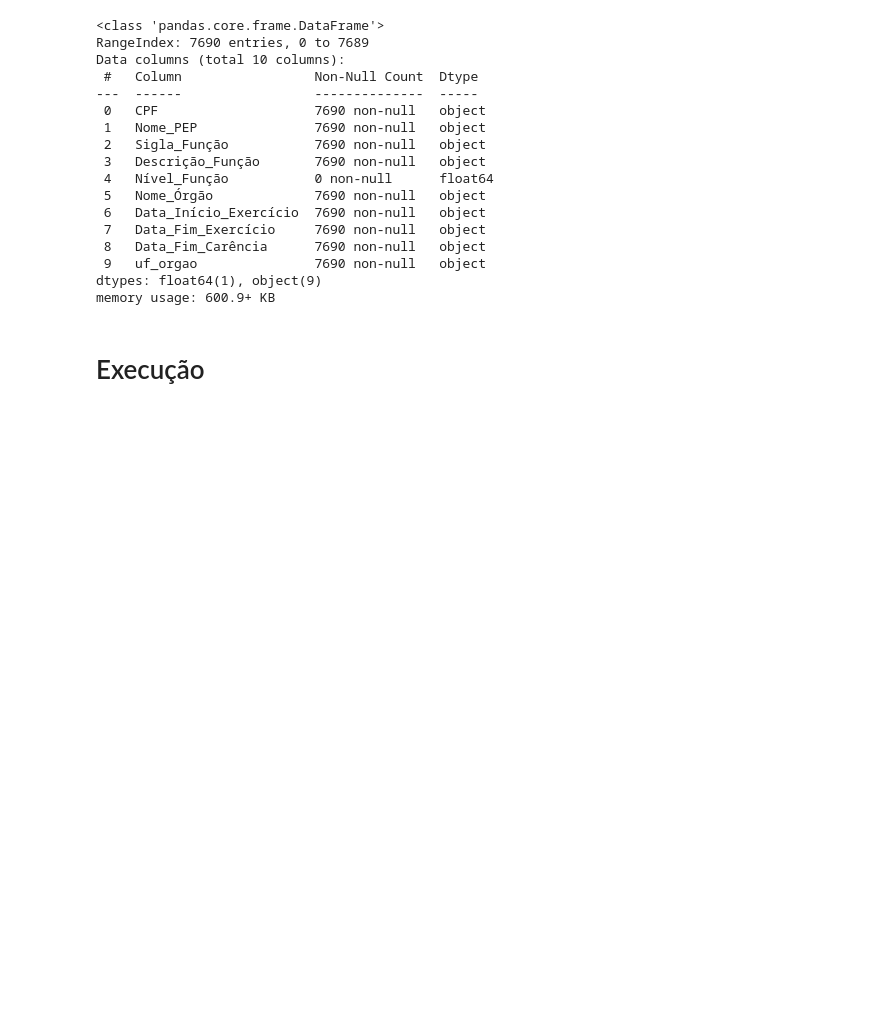
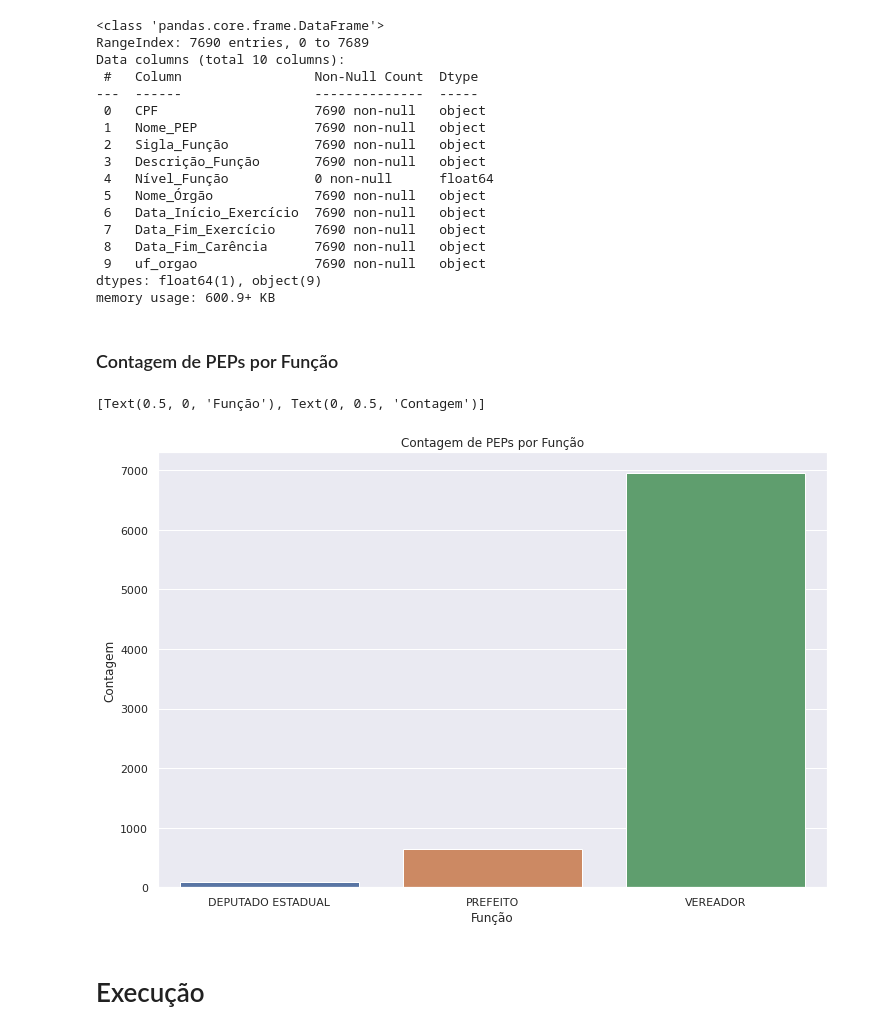
Before and after one commit to AlanTaranti/trabalho-curso-controle-social-grupo-6, a Jupyter notebook: Trabalho de Conformidade do Curso de Dados Abertos para Controle Social.ipynb, the cells around one changed output. Cells and saved outputs as stored; diff of their text form; code cells hidden in the pictures; blank space fills up the shorter version.

Commit message:
adicionado mais visualizacoes

```diff
--- a/Trabalho de Conformidade do Curso de Dados Abertos para Controle Social.ipynb
+++ b/Trabalho de Conformidade do Curso de Dados Abertos para Controle Social.ipynb
@@ -253,6 +267,16 @@ Data columns (total 10 columns):
  9   uf_orgao               7690 non-null   object
 dtypes: float64(1), object(9)
 memory usage: 600.9+ KB
+# %% [markdown]
+### Contagem de PEPs por Função
+# %%
+ax = sns.countplot(data=peps.sort_values('Descrição_Função'), x='Descrição_Função')
+
+ax.set(title='Contagem de PEPs por Função')
+ax.set(xlabel='Função', ylabel='Contagem')
+# %% [output]
+[Text(0.5, 0, 'Função'), Text(0, 0.5, 'Contagem')]
+[figure, added]
 # %% [markdown]
 # Execução
 # %%
```
Also changed, not shown: parts of 49 cells of this notebook.
